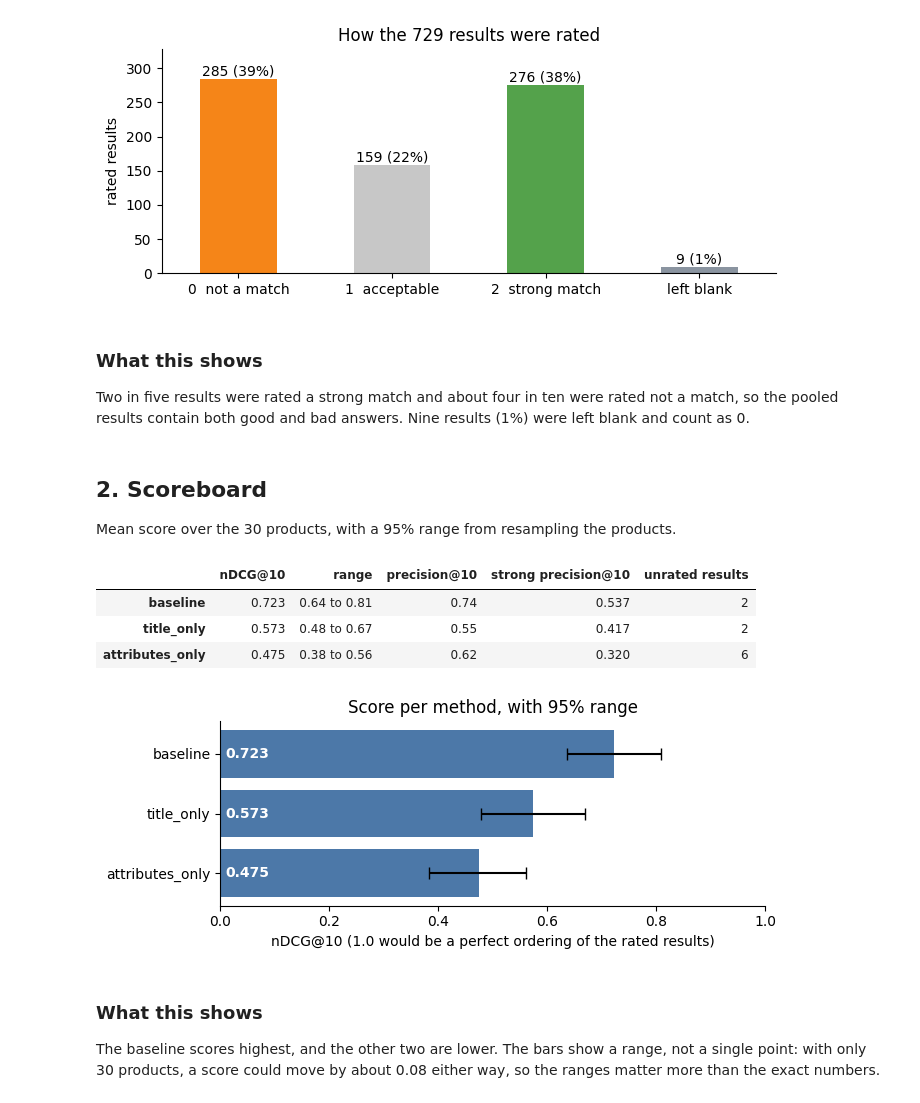
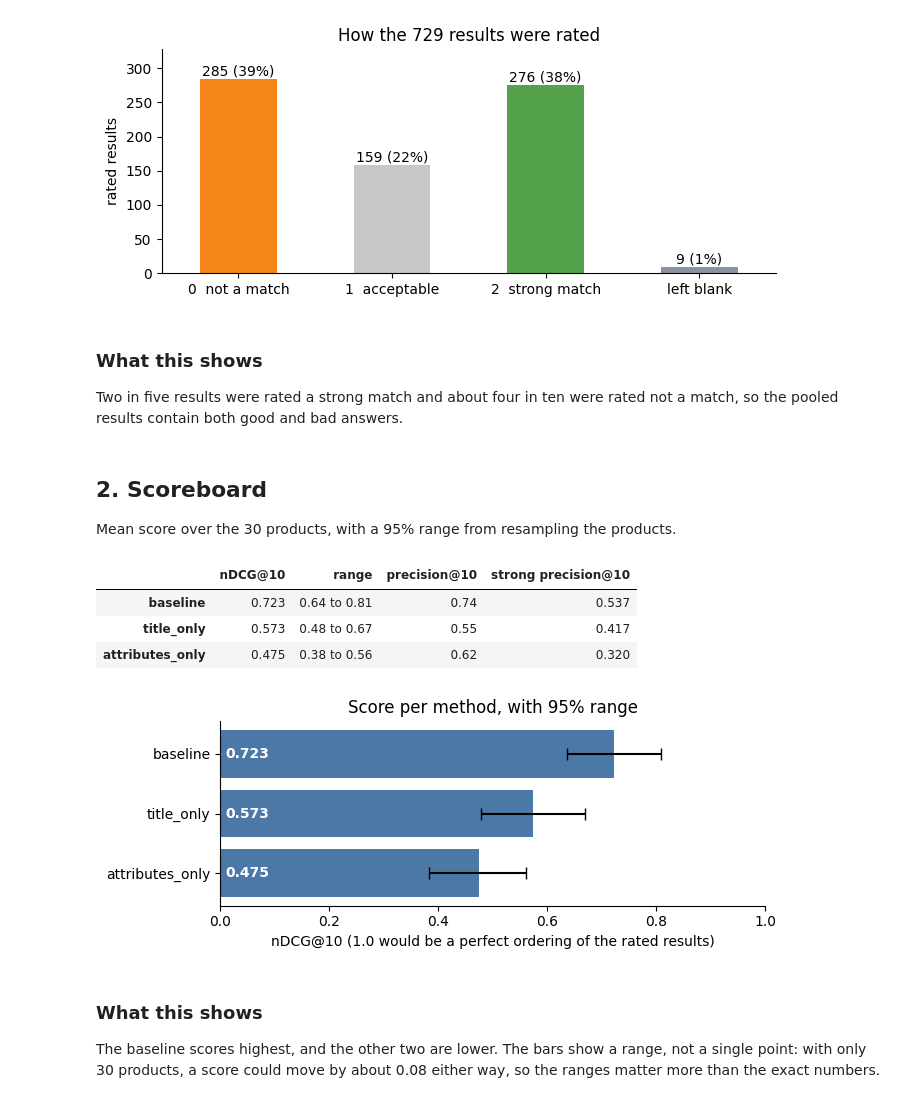
Before and after one commit to aqib-prog/sap-product-similarity, a Jupyter notebook: notebooks/04_evaluation_baseline.ipynb, the cells around one changed output. Drawn from its saved outputs; the diff is of its cells as text; code cells hidden in the pictures.

```diff
--- a/notebooks/04_evaluation_baseline.ipynb
+++ b/notebooks/04_evaluation_baseline.ipynb
@@ -75,7 +75,7 @@ plt.show()
 [figure]
 # %% [markdown]
 ### What this shows
-Two in five results were rated a strong match and about four in ten were rated not a match, so the pooled results contain both good and bad answers. Nine results (1%) were left blank and count as 0.
+Two in five results were rated a strong match and about four in ten were rated not a match, so the pooled results contain both good and bad answers.
 # %% [markdown]
 ## 2. Scoreboard
 Mean score over the 30 products, with a 95% range from resampling the products.
@@ -83,38 +83,37 @@ Mean score over the 30 products, with a 95% range from resampling the products.
 table = pd.DataFrame(summary).T
 board = pd.DataFrame(
     {
         "nDCG@10": table["ndcg_at_10"],
         "range": [
             f"{lo:.2f} to {hi:.2f}"
             for lo, hi in zip(table["ndcg_at_10_low"], table["ndcg_at_10_high"])
         ],
         "precision@10": table["precision_at_10"],
         "strong precision@10": table["strong_precision_at_10"],
-        "unrated results": table["unrated_in_top_10"].astype(int),
     }
 ).round(3)
 display(board)
 
 fig, ax = plt.subplots(figsize=(7, 2.8))
 names = list(summary)
 means = [summary[n]["ndcg_at_10"] for n in names]
 errors = [
     [summary[n]["ndcg_at_10"] - summary[n]["ndcg_at_10_low"] for n in names],
     [summary[n]["ndcg_at_10_high"] - summary[n]["ndcg_at_10"] for n in names],
 ]
 ax.barh(names[::-1], means[::-1], xerr=[e[::-1] for e in errors], color=BLUE, capsize=4)
 for i, v in enumerate(means[::-1]):
     ax.text(0.01, i, f"{v:.3f}", va="center", color="white", fontweight="bold")
 ax.set_xlim(0, 1)
 ax.set_xlabel("nDCG@10 (1.0 would be a perfect ordering of the rated results)")
 ax.set_title("Score per method, with 95% range")
 plt.tight_layout()
 plt.show()
 # %% [output]
-|  | nDCG@10 | range | precision@10 | strong precision@10 | unrated results |
-| baseline | 0.723 | 0.64 to 0.81 | 0.74 | 0.537 | 2 |
-| title_only | 0.573 | 0.48 to 0.67 | 0.55 | 0.417 | 2 |
-| attributes_only | 0.475 | 0.38 to 0.56 | 0.62 | 0.320 | 6 |
+|  | nDCG@10 | range | precision@10 | strong precision@10 |
+| baseline | 0.723 | 0.64 to 0.81 | 0.74 | 0.537 |
+| title_only | 0.573 | 0.48 to 0.67 | 0.55 | 0.417 |
+| attributes_only | 0.475 | 0.38 to 0.56 | 0.62 | 0.320 |
 [figure]
 # %% [markdown]
 ### What this shows
```
Also changed, not shown: parts of 7 cells of this notebook, 5 other files.
